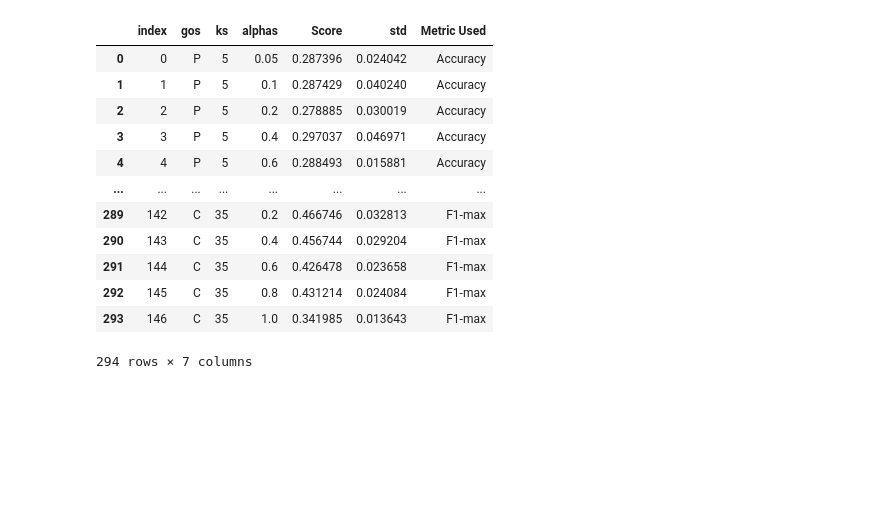
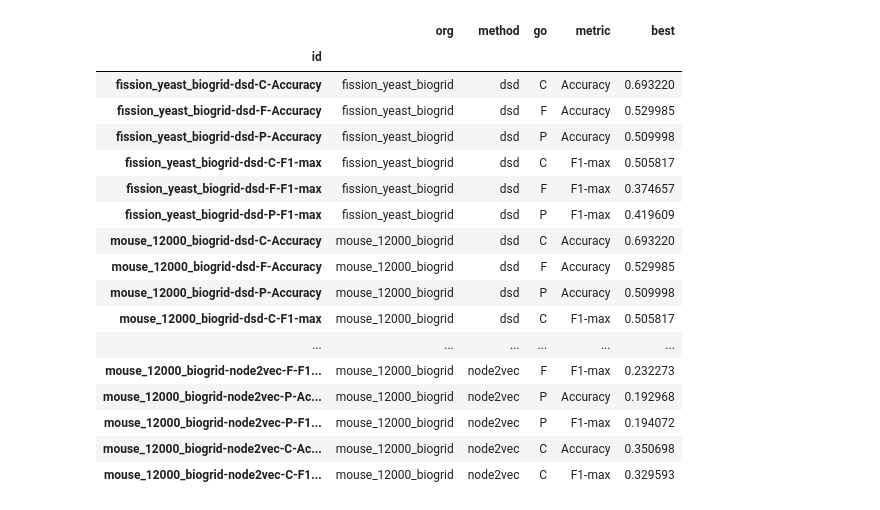
Before and after one commit to grsterin/MUNDO, a Jupyter notebook: analysis/analyse_results.ipynb, the cells around one changed output. Saved outputs shown, nothing was run; the diff lists cells and outputs as text; code cells hidden in the pictures; blank space fills up the shorter version.

```diff
--- a/analysis/analyse_results.ipynb
+++ b/analysis/analyse_results.ipynb
@@ -23,0 +52,14 @@ C_k_5_alpha_1.0.tsv    F_k_5_alpha_1.0.tsv    P_k_5_alpha_1.0.tsv
+# %%
+max_map = {"org": [], "method": [], "go": [], "metric": [], "best": []}
+# DSD
+for org in ["fission_yeast_biogrid", "mouse_12000_biogrid"]:
+    dsd_org = generate_dsd_table_results(kdsd, ["P", "F", "C"], f"outputs/dsd/{org}/")
+    res = dsd_fission.groupby(["Metric Used", "gos"]).agg("max")
+    for i, r in res.iterrows():
+        max_map["org"].append(org)
+        max_map["metric"].append(i[0])
+        max_map["go"].append(i[1])
+        max_map["best"].append(r["Score"])
+        max_map["method"].append("dsd")
+
+max_map
@@ -23,0 +86,11 @@ C_k_5_alpha_1.0.tsv    F_k_5_alpha_1.0.tsv    P_k_5_alpha_1.0.tsv
+# %%
+for org in ["fission_yeast_biogrid.mashup.dim_1000", "mouse_12000_biogrid.mashup.dim_1000"]:
+        for go in ["F", "P", "C"]:
+            dfmash = pd.read_csv(f"outputs/mashup/{org}/{go}.tsv", sep = "\t")
+            for metric in ["acc", "f1"]:
+                max_map["method"].append("mashup")
+                max_map["org"].append("fission_yeast_biogrid" if org.startswith("fission") else "mouse_12000_biogrid")
+                max_map["metric"].append("Accuracy" if metric == "acc" else "F1-max")
+                max_map["go"].append(go)
+                max_map["best"].append(dfmash[metric].mean())
+max_map
@@ -23,0 +117,13 @@ C_k_5_alpha_1.0.tsv    F_k_5_alpha_1.0.tsv    P_k_5_alpha_1.0.tsv
+# %%
+for org in ["fission_yeast_biogrid_d_100_p_1_q_1_nw_10", "mouse_12000_biogrid_d_100_p_1_q_1_nw_10"]:
+        for go in ["F", "P", "C"]:
+            dfmash = pd.read_csv(f"outputs/node2vec/{org}/{go}.tsv", sep = "\t")
+            for metric in ["acc", "f1"]:
+                max_map["method"].append("node2vec")
+                max_map["org"].append("fission_yeast_biogrid" if org.startswith("fission") else "mouse_12000_biogrid")
+                max_map["metric"].append("Accuracy" if metric == "acc" else "F1-max")
+                max_map["go"].append(go)
+                max_map["best"].append(dfmash[metric].mean())
+max_map
+df_mmap = pd.DataFrame(max_map)
+df_mmap
@@ -108,18 +220,25 @@ sns.set_theme(style = "darkgrid")
-# %%
-df_comp
-# %% [output]
-|  | index | gos | ks | alphas | Score | std | Metric Used |
-| 0 | 0 | P | 5 | 0.05 | 0.287396 | 0.024042 | Accuracy |
-| 1 | 1 | P | 5 | 0.1 | 0.287429 | 0.040240 | Accuracy |
-| 2 | 2 | P | 5 | 0.2 | 0.278885 | 0.030019 | Accuracy |
-| 3 | 3 | P | 5 | 0.4 | 0.297037 | 0.046971 | Accuracy |
-| 4 | 4 | P | 5 | 0.6 | 0.288493 | 0.015881 | Accuracy |
-| ... | ... | ... | ... | ... | ... | ... | ... |
-| 289 | 142 | C | 35 | 0.2 | 0.466746 | 0.032813 | F1-max |
-| 290 | 143 | C | 35 | 0.4 | 0.456744 | 0.029204 | F1-max |
-| 291 | 144 | C | 35 | 0.6 | 0.426478 | 0.023658 | F1-max |
-| 292 | 145 | C | 35 | 0.8 | 0.431214 | 0.024084 | F1-max |
-| 293 | 146 | C | 35 | 1.0 | 0.341985 | 0.013643 | F1-max |
-294 rows × 7 columns
+# %%
+df_mmap["id"] = df_mmap["org"] + "-" + df_mmap["method"] + "-" + df_mmap["go"] + "-" + df_mmap["metric"]
+df_mmap       = df_mmap.set_index("id")
+df_mmap
+# %% [output]
+|  | org | method | go | metric | best |
+| id |  |  |  |  |  |
+| fission_yeast_biogrid-dsd-C-Accuracy | fission_yeast_biogrid | dsd | C | Accuracy | 0.693220 |
+| fission_yeast_biogrid-dsd-F-Accuracy | fission_yeast_biogrid | dsd | F | Accuracy | 0.529985 |
+| fission_yeast_biogrid-dsd-P-Accuracy | fission_yeast_biogrid | dsd | P | Accuracy | 0.509998 |
+| fission_yeast_biogrid-dsd-C-F1-max | fission_yeast_biogrid | dsd | C | F1-max | 0.505817 |
+| fission_yeast_biogrid-dsd-F-F1-max | fission_yeast_biogrid | dsd | F | F1-max | 0.374657 |
+| fission_yeast_biogrid-dsd-P-F1-max | fission_yeast_biogrid | dsd | P | F1-max | 0.419609 |
+| mouse_12000_biogrid-dsd-C-Accuracy | mouse_12000_biogrid | dsd | C | Accuracy | 0.693220 |
+| mouse_12000_biogrid-dsd-F-Accuracy | mouse_12000_biogrid | dsd | F | Accuracy | 0.529985 |
+| mouse_12000_biogrid-dsd-P-Accuracy | mouse_12000_biogrid | dsd | P | Accuracy | 0.509998 |
+| mouse_12000_biogrid-dsd-C-F1-max | mouse_12000_biogrid | dsd | C | F1-max | 0.505817 |
+| ... | ... | ... | ... | ... | ... |
+| mouse_12000_biogrid-node2vec-F-F1... | mouse_12000_biogrid | node2vec | F | F1-max | 0.232273 |
+| mouse_12000_biogrid-node2vec-P-Ac... | mouse_12000_biogrid | node2vec | P | Accuracy | 0.192968 |
+| mouse_12000_biogrid-node2vec-P-F1... | mouse_12000_biogrid | node2vec | P | F1-max | 0.194072 |
+| mouse_12000_biogrid-node2vec-C-Ac... | mouse_12000_biogrid | node2vec | C | Accuracy | 0.350698 |
+| mouse_12000_biogrid-node2vec-C-F1... | mouse_12000_biogrid | node2vec | C | F1-max | 0.329593 |
 # %%
 ## SEEING THE VARIATION with VARIATION in "alphas"
```
Also changed, not shown: parts of 20 cells of this notebook, 2 other files.
